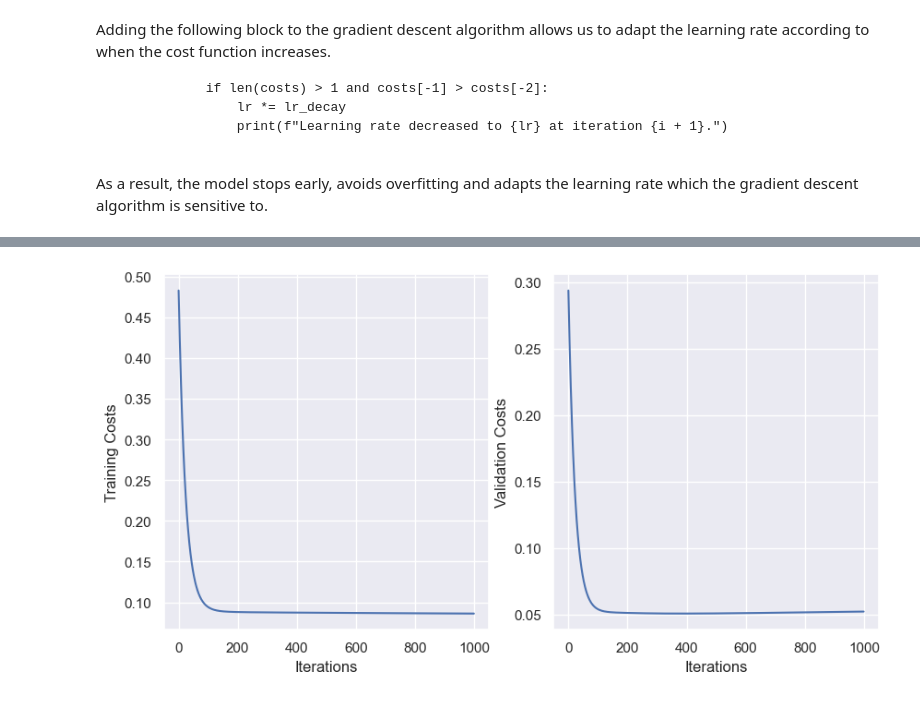
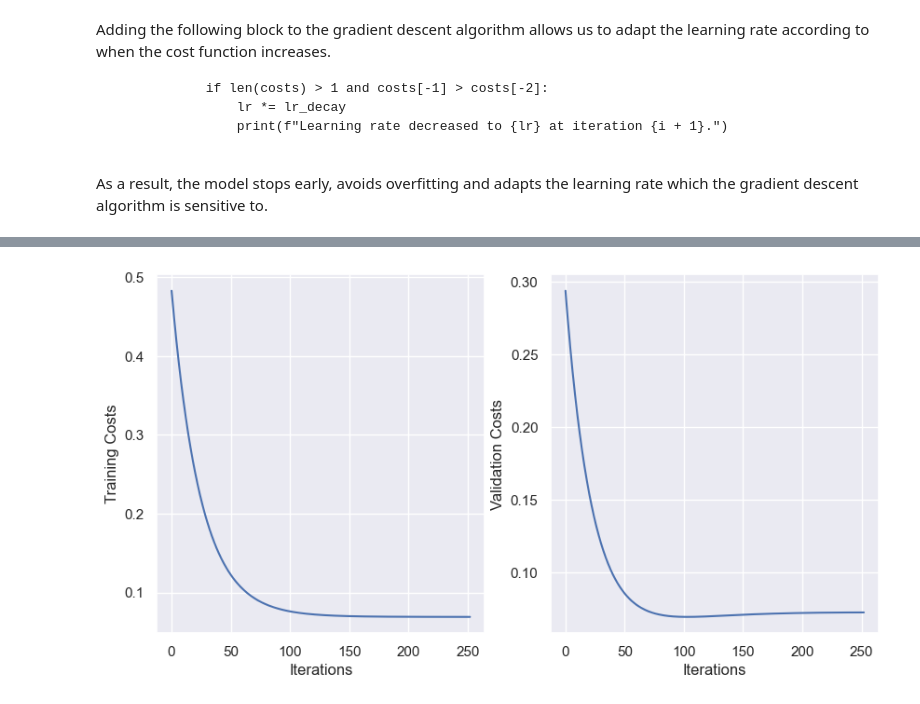
Before and after one commit to Aryanaut/DTP3_CropYield, a Jupyter notebook: src/main.ipynb, the cells around one changed output, grey strips where cells are left out. Cells and saved outputs as stored; diff of their text form; code cells hidden in the pictures.

```diff
--- a/src/main.ipynb
+++ b/src/main.ipynb
@@ -423,16 +436,16 @@ Final Costs:  0.08604010861072482
 # %%
 plt.figure(figsize=(10, 5))
 
 plt.subplot(1, 2, 1)
-plt.plot(range(smodel.iterations), smodel.costs)
+plt.plot(range(smodel.finaliterations), smodel.costs)
 plt.xlabel("Iterations")
 plt.ylabel("Training Costs")
 
 plt.subplot(1, 2, 2)
-plt.plot(range(smodel.iterations), smodel.val_costs)
+plt.plot(range(smodel.finaliterations), smodel.val_costs)
 plt.xlabel("Iterations")
 plt.ylabel("Validation Costs")
 
 plt.savefig("../data/figures/splitdata_costfunction.png")
 # %% [output]
-[figure, old version]
+[figure, new version]
```
Also changed, not shown: parts of 10 cells of this notebook, 10 other files.
